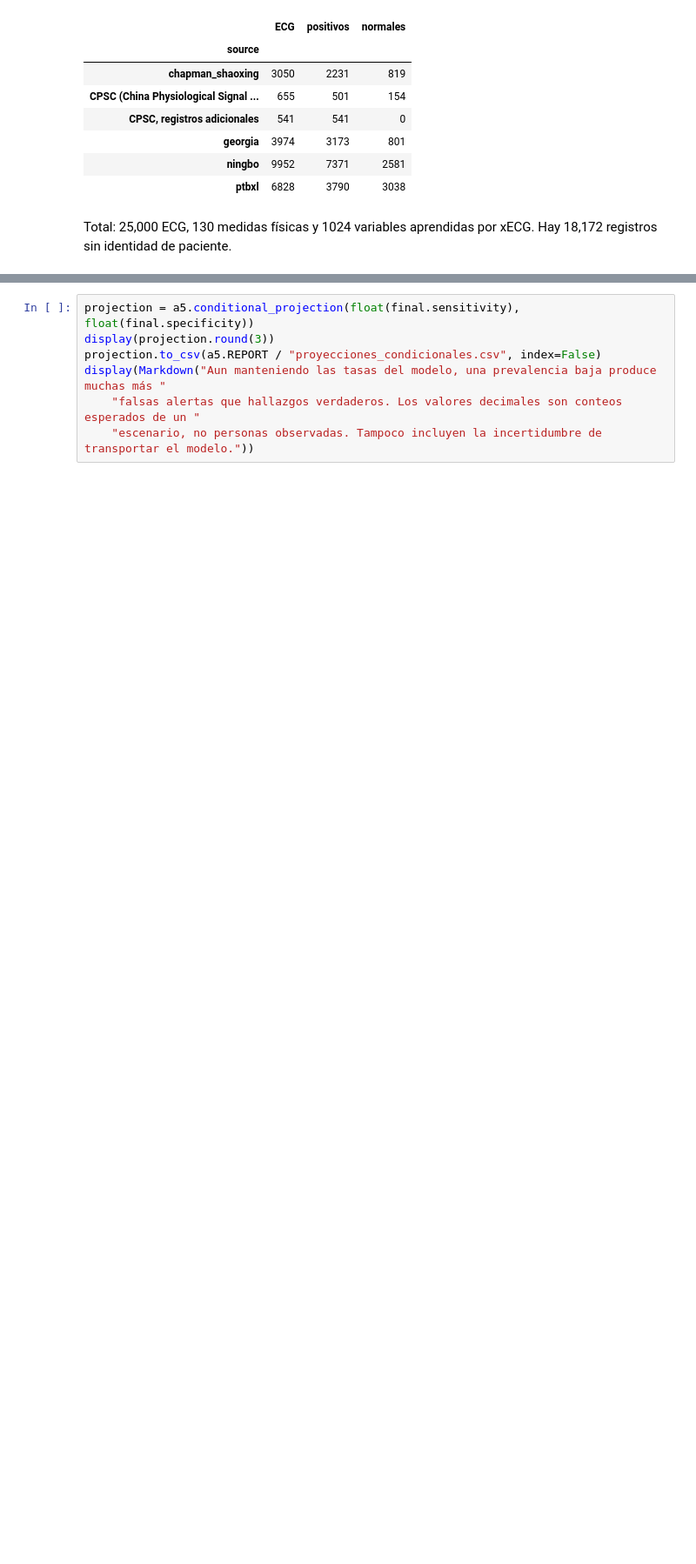
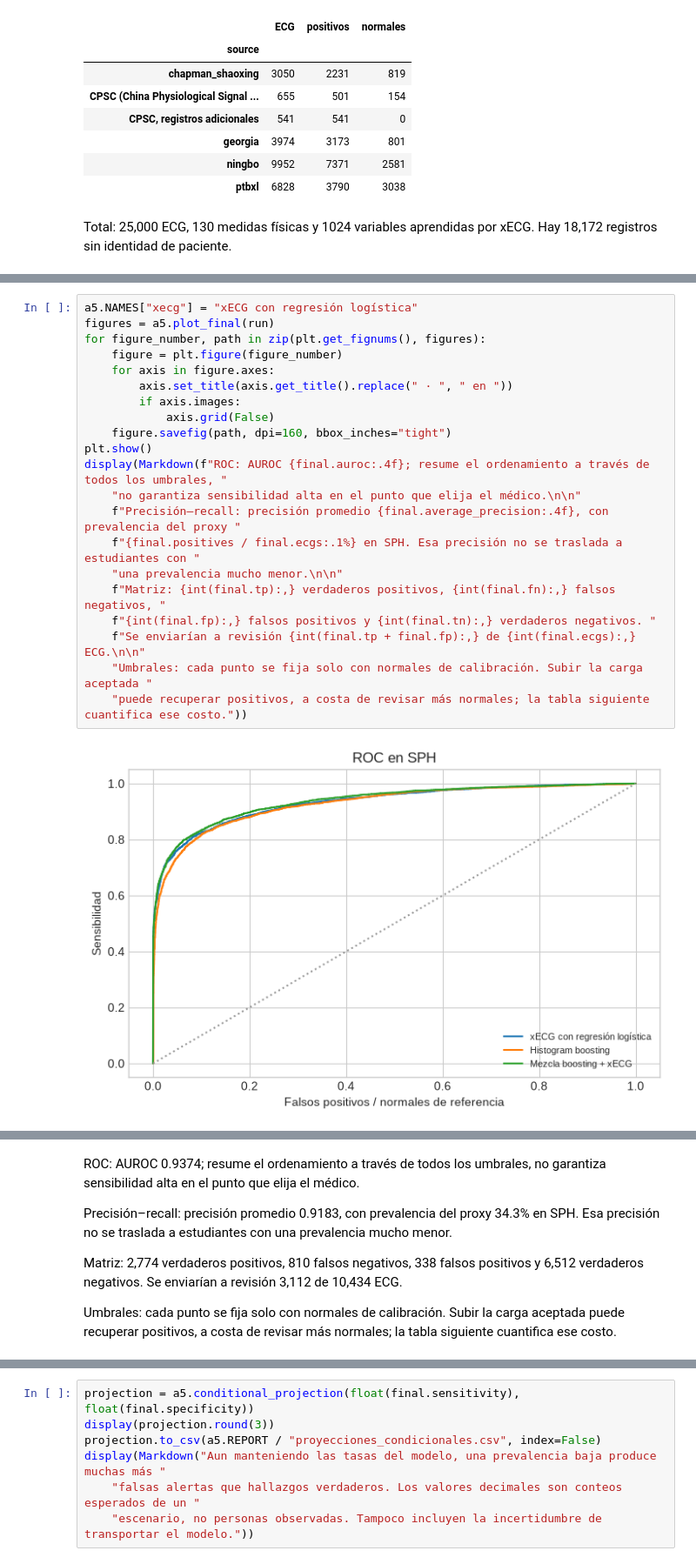
Before and after one commit to Janet16180/ecg-cardiopathy-detection, a Jupyter notebook: notebooks/Avance5.8.ipynb, the cells around one changed output, grey strips where cells are left out. Shown at 87% size. Saved outputs shown, nothing was run; the diff lists cells and outputs as text; blank space fills up the shorter version.

```diff
--- a/notebooks/Avance5.8.ipynb
+++ b/notebooks/Avance5.8.ipynb
@@ -97,0 +335,23 @@ Total: 25,000 ECG, 130 medidas físicas y 1024 variables aprendidas por xECG. Ha
+# %%
+a5.NAMES["xecg"] = "xECG con regresión logística"
+figures = a5.plot_final(run)
+for figure_number, path in zip(plt.get_fignums(), figures):
+    figure = plt.figure(figure_number)
+    for axis in figure.axes:
+        axis.set_title(axis.get_title().replace(" · ", " en "))
+        if axis.images:
+            axis.grid(False)
+    figure.savefig(path, dpi=160, bbox_inches="tight")
+plt.show()
+display(Markdown(f"ROC: AUROC {final.auroc:.4f}; resume el ordenamiento a través de todos los umbrales, "
+    "no garantiza sensibilidad alta en el punto que elija el médico.\n\n"
+    f"Precisión–recall: precisión promedio {final.average_precision:.4f}, con prevalencia del proxy "
+    f"{final.positives / final.ecgs:.1%} en SPH. Esa precisión no se traslada a estudiantes con "
+    "una prevalencia mucho menor.\n\n"
+    f"Matriz: {int(final.tp):,} verdaderos positivos, {int(final.fn):,} falsos negativos, "
+    f"{int(final.fp):,} falsos positivos y {int(final.tn):,} verdaderos negativos. "
+    f"Se enviarían a revisión {int(final.tp + final.fp):,} de {int(final.ecgs):,} ECG.\n\n"
+    "Umbrales: cada punto se fija solo con normales de calibración. Subir la carga aceptada "
+    "puede recuperar positivos, a costa de revisar más normales; la tabla siguiente cuantifica ese costo."))
+# %% [output]
+[figure, added]
@@ -97,0 +361,7 @@ Total: 25,000 ECG, 130 medidas físicas y 1024 variables aprendidas por xECG. Ha
+ROC: AUROC 0.9374; resume el ordenamiento a través de todos los umbrales, no garantiza sensibilidad alta en el punto que elija el médico.
+
+Precisión–recall: precisión promedio 0.9183, con prevalencia del proxy 34.3% en SPH. Esa precisión no se traslada a estudiantes con una prevalencia mucho menor.
+
+Matriz: 2,774 verdaderos positivos, 810 falsos negativos, 338 falsos positivos y 6,512 verdaderos negativos. Se enviarían a revisión 3,112 de 10,434 ECG.
+
+Umbrales: cada punto se fija solo con normales de calibración. Subir la carga aceptada puede recuperar positivos, a costa de revisar más normales; la tabla siguiente cuantifica ese costo.
```
Also changed, not shown: parts of 55 cells of this notebook, 5 other files.
